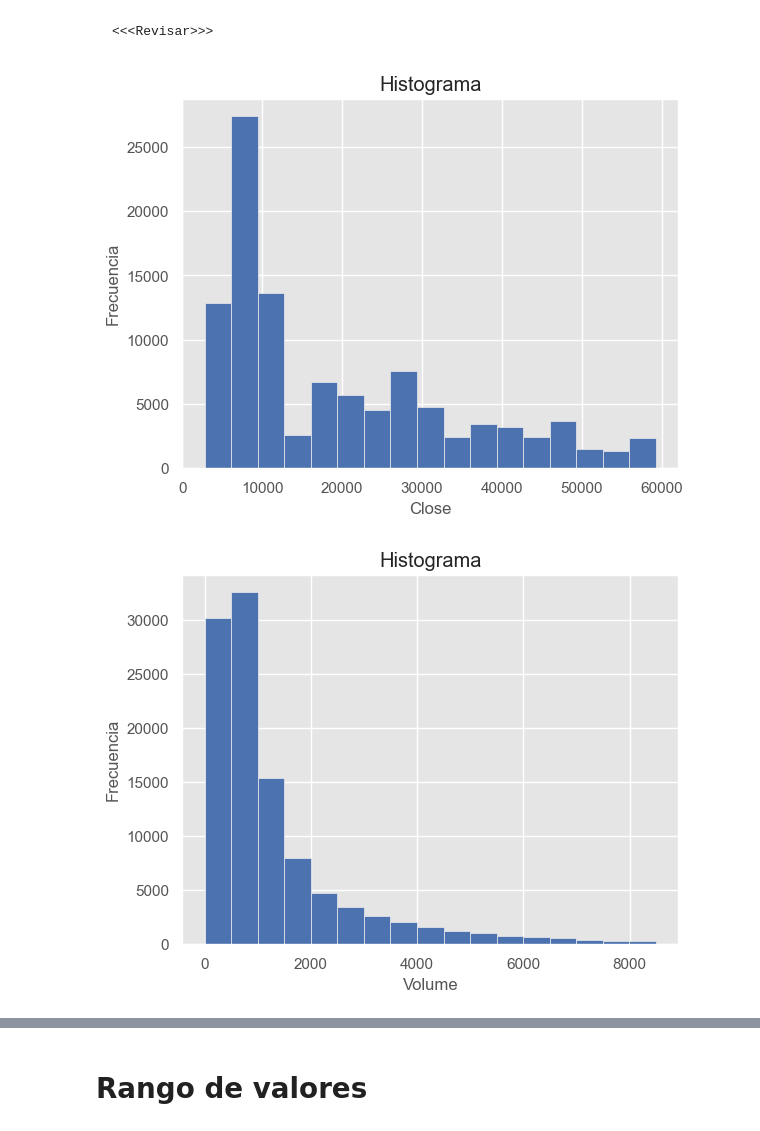
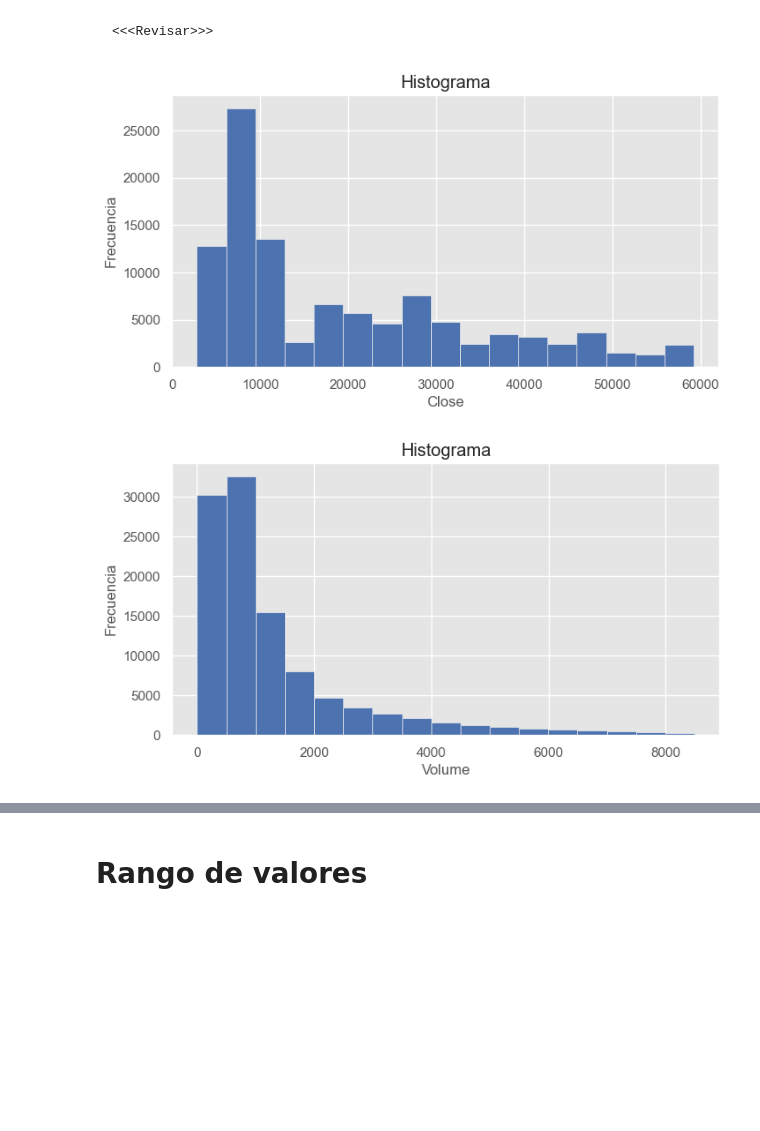
Before and after one commit to AlbertNath/BTC-LSTM, a Jupyter notebook: src/python/jnotes/02 Análisis_exploratorio.ipynb, the cells around one changed output, grey strips where cells are left out. Cells and saved outputs as stored; diff of their text form; code cells hidden in the pictures; blank space fills up the shorter version.

```diff
--- a/src/python/jnotes/02 Análisis_exploratorio.ipynb
+++ b/src/python/jnotes/02 Análisis_exploratorio.ipynb
@@ -54,19 +54,22 @@ data
 # %% [markdown]
     <<<Revisar>>>
 # %%
-plt.style.use('ggplot') # Me encontré con este estilo se ve bien
+plt.style.use('ggplot')  # Me encontré con este estilo se ve bien
 plt.rcParams['axes.prop_cycle'] = plt.cycler(color=['#4C72B0'])
+
+
+for attribute in ["Close", "Volume"]:
+    _, _ = plt.subplots(figsize=(8, 4))
+    # Histograma con un 98% de confianza
+    hist = histplot(data[attribute], level=98)
+    hist["serie"].hist(bins=hist["bins"])
+    plt.xlabel(attribute)
+    plt.ylabel('Frecuencia')
+    plt.title('Histograma')
+    plt.show()
+# %% [output]
+[figure, added]
+[figure, added]
-# %%
-for attribute in ["Close", "Volume"]:
-    hist = histplot(data[attribute], level=98) # Histograma con un 98% de confianza
-    hist["serie"].hist(bins=hist["bins"])
-    plt.xlabel(attribute)
-    plt.ylabel('Frecuencia')
-    plt.title('Histograma')
-    plt.show()
-# %% [output]
-[figure, removed]
-[figure, removed]
 # %%
 # Gráficar con nivel de muestreo del 1%
 for attribute in ["Close", "Volume"]:
```
Also changed, not shown: parts of 3 cells of this notebook, 2 other files.
